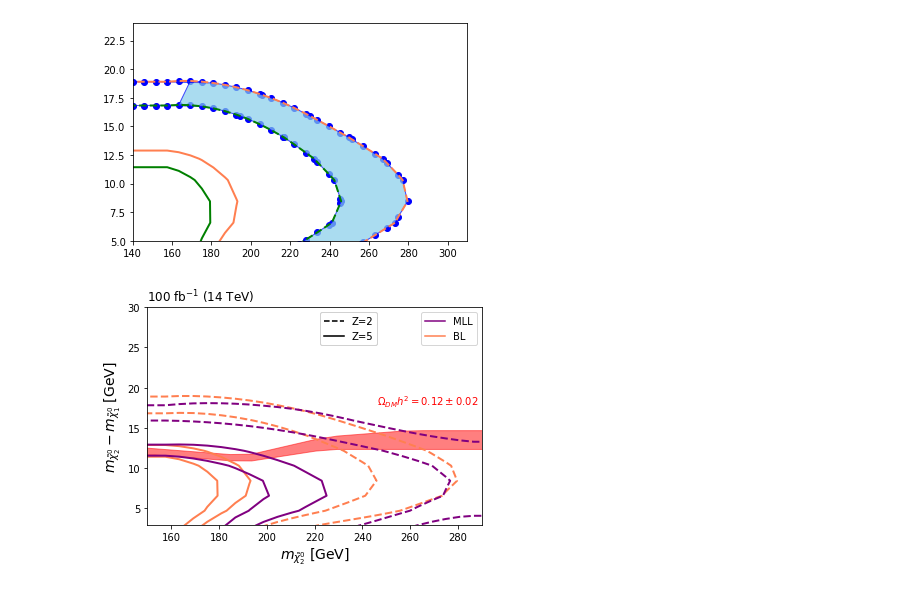
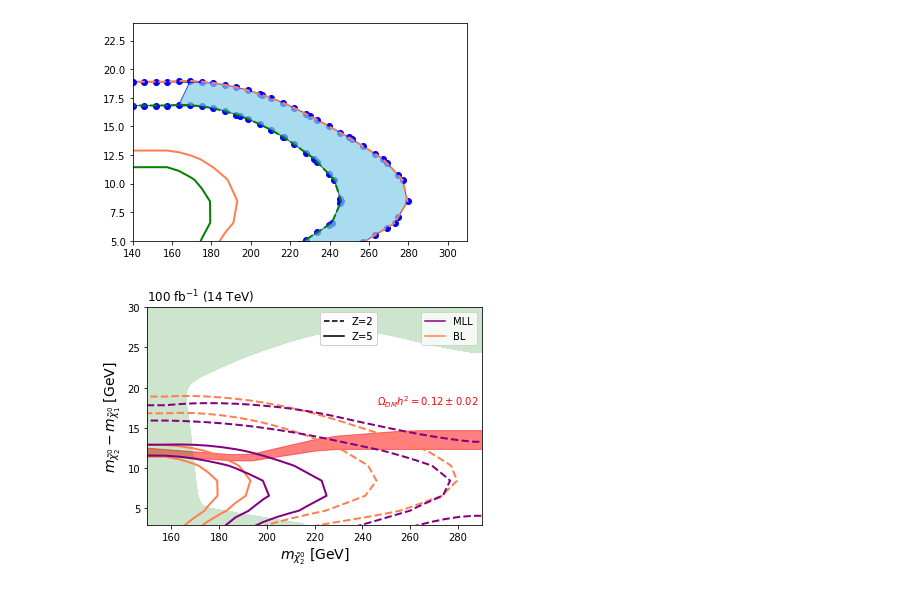
Before and after one commit to Martindelosrios/MLLHC, a Jupyter notebook: codes/AnalysisVars.ipynb, the cells around one changed output. Saved outputs shown, nothing was run; the diff lists cells and outputs as text; code cells hidden in the pictures.

Commit message:
add nu fog to plot

```diff
--- a/codes/AnalysisVars.ipynb
+++ b/codes/AnalysisVars.ipynb
@@ -4352,31 +4489,34 @@ plt.gca().add_artist(legend1)
 
 #ax.scatter(mx02, deltam, c = Z_MLL, cmap = 'viridis')
 #for i, (xi, yi) in enumerate(zip(mx02, deltam)):
 #    if (yi > 3) & (yi < 30):
         #ax.text(xi, yi, bps_data['BP'][i], fontsize=10, ha='center', va='center', fontweight='bold', c = plt.get_cmap('viridis')(norm(Z_MLL[i])))
 #        ax.text(xi, yi, '{:.2f}'.format(Z_MLL[i] - Z_MLL_std[i]), fontsize=10, ha='center', va='center', fontweight='bold', c = plt.get_cmap('viridis')(norm(Z_MLL[i])))
 
 #ax.text(165, 23, 'LHC exc.', fontsize = 12)
 ax.text(246, 17.8, '$\\Omega_{DM}h^{2} = 0.12 \\pm 0.02$', color = 'red')
 
 #img2 = ax.contourf(mx02_new, deltam_new, Z_base_new.T, levels = 10,cmap='Reds',zorder=0)
 #cb2 = plt.colorbar(img2, ax= ax,orientation='vertical')
 
 
 #dm0 = ax.contour(mx02_new, deltam_new, DM_new.T, levels = [-10,0.10,0.14],
 #            linestyles = ['dotted','dashed', 'solid'], colors = ['red'], linewidths = [2], alpha = 1)
 plt.fill_between(dm0_new, deltam_min, deltam_max, color = 'red', zorder = 1, alpha = 0.5)
 
 ax.set_title('$100$ fb$^{-1}$ (14 TeV)', loc = 'left')
 #plt.colorbar()
 #cax = ax.inset_axes([1.05,0.1,0.05,0.8])
 #cb1 = mpl.colorbar.ColorbarBase(cax, cmap=plt.get_cmap('viridis'),
 #                                norm=norm,
 #                                orientation='vertical')
 
+ax.contourf(xi, yi, zi_nufog_smooth, levels=[np.min(zi_nufog_smooth), 0], colors=['green'], alpha=0.2)
+
+
 ax.set_ylim(3,30)
 ax.set_xlim(150,290)
 
 plt.savefig('../graph/contour_plot_BPI_preliminar_w-statErrors.pdf', bbox_inches="tight")
 # %% [output]
-[figure, old version]
+[figure, new version]
```
Also changed, not shown: parts of 1 cell of this notebook.
